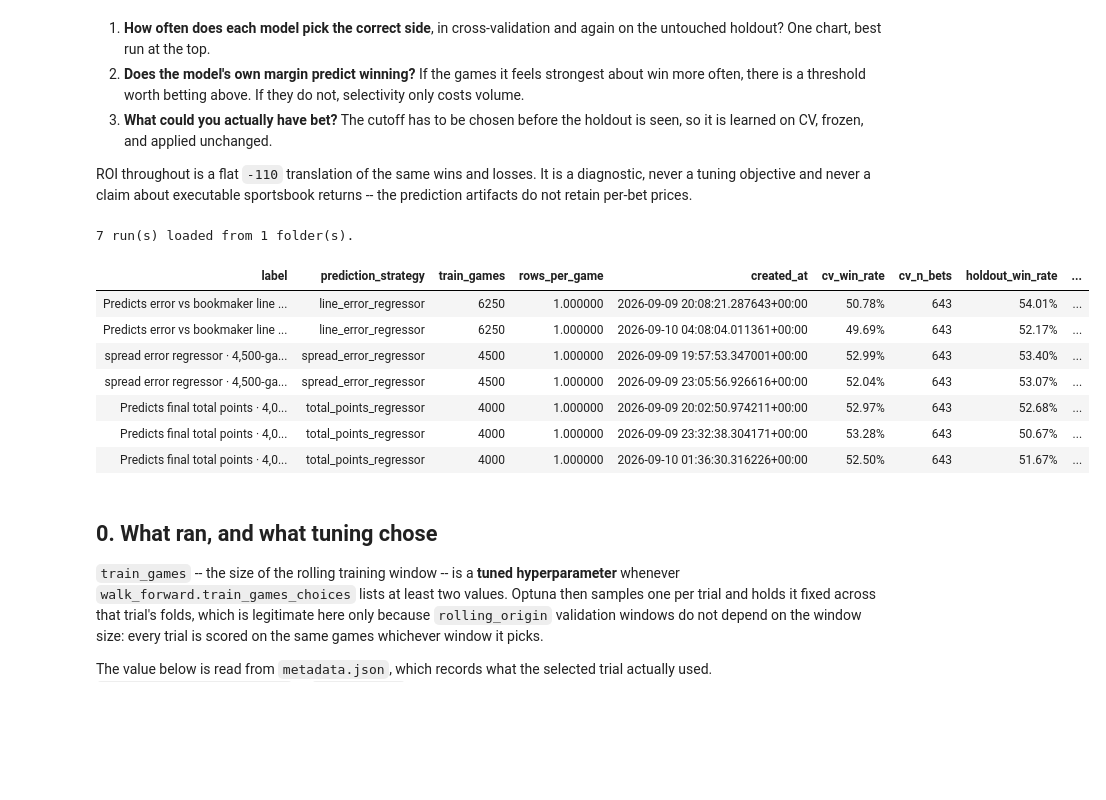
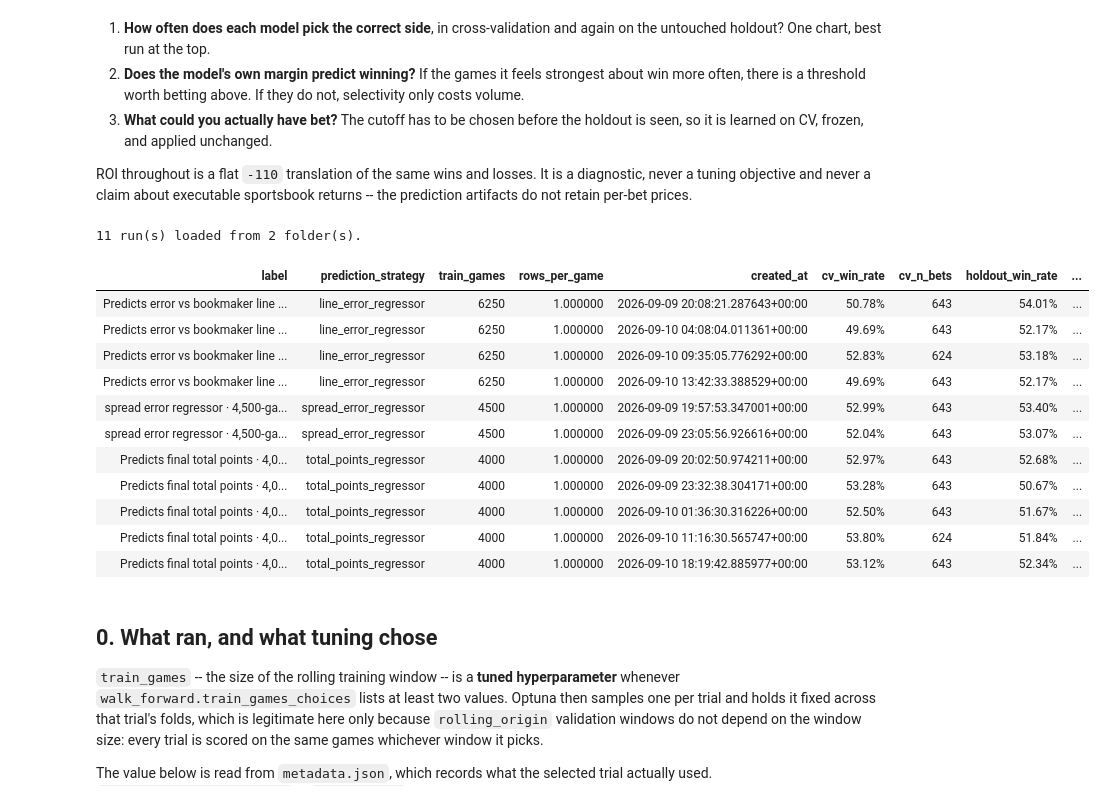
Before and after one commit to aalvarezvarela/Scorecast, a Jupyter notebook: experiments/notebooks/survey_experiments.ipynb, the cells around one changed output. Cells and saved outputs as stored; diff of their text form; code cells hidden in the pictures; blank space fills up the shorter version.

```diff
--- a/experiments/notebooks/survey_experiments.ipynb
+++ b/experiments/notebooks/survey_experiments.ipynb
@@ -48,7 +48,7 @@ SOURCES: list[str] = ['experiments/target_total_points_2026_08', 'experiments/ta
 ]
 SOURCES: list[str] =[ 'experiments/grid_line_error_2026_08', 'experiments/grid_total_points_2026_08']
 SOURCES = ['experiments/extended_history_cv_2026_09']
-SOURCES = [ 'experiments/fixed50_optuna_2_3_2026_09']
+SOURCES = [ 'experiments/fixed50_optuna_2_3_2026_09', 'experiments/fixed50_optuna_2_3_followup_2026_09']
 ARTIFACTS_ROOT = 'artifacts/experiments'
 ONLY_STRATEGIES: list[str] | None = None
 ONLY_COMPARISON_GROUP: str | None = None
@@ -103,39 +103,43 @@ predictions = loaders.load_prediction_cache(runs)
 scoreboard = coverage.build_scoreboard(runs, predictions)
 # n_seeds / seed_roi_range come from seed_stability.csv and are 1 / NaN on a
 # single-seed run. They belong next to the win rates: seed_roi_range is the
 # spread of ONE config's own ROI across seeds, so any between-run gap smaller
 # than it is not a result. A run with no extra seeds simply has no error bar.
 inventory = runs[[
     'label', 'prediction_strategy', 'train_games', 'rows_per_game', 'created_at',
 
 ]].merge(
     scoreboard[[
         'label', 'cv_win_rate', 'cv_n_bets', 'holdout_win_rate', 'holdout_n_bets',
     ]],
     on='label', how='left',
 )
 
 print(f"{len(runs)} run(s) loaded from {runs['source_path'].nunique()} folder(s).")
 display(
     inventory.style.format({
         'cv_win_rate': '{:.2%}',
         'holdout_win_rate': '{:.2%}',
         'cv_n_bets': '{:,.0f}',
         'holdout_n_bets': '{:,.0f}',
         'n_seeds': '{:.0f}',
         'seed_roi_range': '{:.2%}',
     }, na_rep='—').hide(axis='index')
 )
 # %% [output]
-7 run(s) loaded from 1 folder(s).
+11 run(s) loaded from 2 folder(s).
 | label | prediction_strategy | train_games | rows_per_game | created_at | cv_win_rate | cv_n_bets | holdout_win_rate | ... |
 | Predicts error vs bookmaker line ... | line_error_regressor | 6250 | 1.000000 | 2026-09-09 20:08:21.287643+00:00 | 50.78% | 643 | 54.01% | ... |
 | Predicts error vs bookmaker line ... | line_error_regressor | 6250 | 1.000000 | 2026-09-10 04:08:04.011361+00:00 | 49.69% | 643 | 52.17% | ... |
+| Predicts error vs bookmaker line ... | line_error_regressor | 6250 | 1.000000 | 2026-09-10 09:35:05.776292+00:00 | 52.83% | 624 | 53.18% | ... |
+| Predicts error vs bookmaker line ... | line_error_regressor | 6250 | 1.000000 | 2026-09-10 13:42:33.388529+00:00 | 49.69% | 643 | 52.17% | ... |
 | spread error regressor · 4,500-ga... | spread_error_regressor | 4500 | 1.000000 | 2026-09-09 19:57:53.347001+00:00 | 52.99% | 643 | 53.40% | ... |
 | spread error regressor · 4,500-ga... | spread_error_regressor | 4500 | 1.000000 | 2026-09-09 23:05:56.926616+00:00 | 52.04% | 643 | 53.07% | ... |
 | Predicts final total points · 4,0... | total_points_regressor | 4000 | 1.000000 | 2026-09-09 20:02:50.974211+00:00 | 52.97% | 643 | 52.68% | ... |
 | Predicts final total points · 4,0... | total_points_regressor | 4000 | 1.000000 | 2026-09-09 23:32:38.304171+00:00 | 53.28% | 643 | 50.67% | ... |
 | Predicts final total points · 4,0... | total_points_regressor | 4000 | 1.000000 | 2026-09-10 01:36:30.316226+00:00 | 52.50% | 643 | 51.67% | ... |
+| Predicts final total points · 4,0... | total_points_regressor | 4000 | 1.000000 | 2026-09-10 11:16:30.565747+00:00 | 53.80% | 624 | 51.84% | ... |
+| Predicts final total points · 4,0... | total_points_regressor | 4000 | 1.000000 | 2026-09-10 18:19:42.885977+00:00 | 53.12% | 643 | 52.34% | ... |
 # %% [markdown]
 ## 0. What ran, and what tuning chose
 
```
Also changed, not shown: parts of 10 cells of this notebook, 7 other files.
